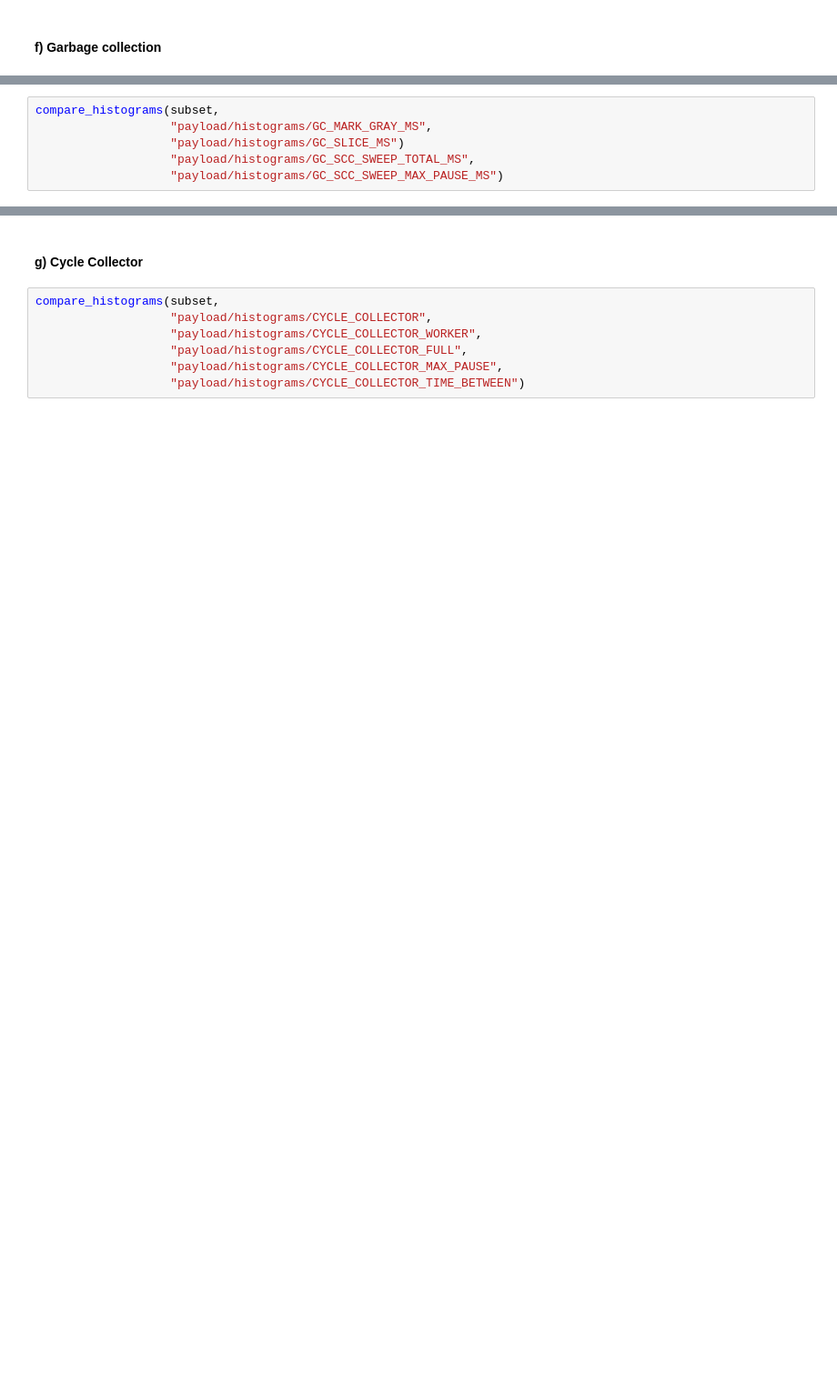
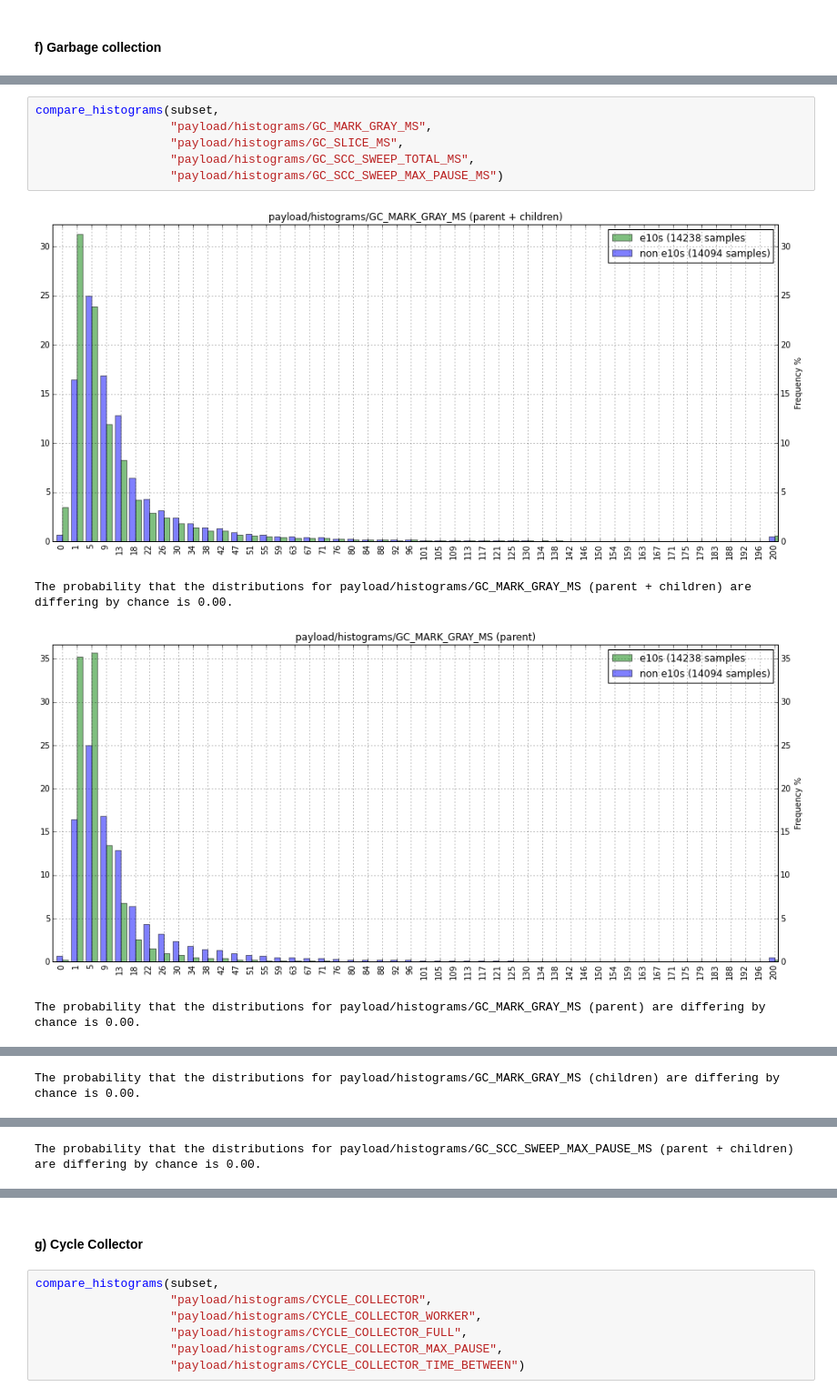
Before and after one commit to dzeber/e10s_analyses, a Jupyter notebook: aurora/e10s_experiment.ipynb, the cells around one changed output, grey strips where cells are left out. Shown at 91% size. Saved outputs shown, nothing was run; the diff lists cells and outputs as text; blank space fills up the shorter version.

```diff
--- a/aurora/e10s_experiment.ipynb
+++ b/aurora/e10s_experiment.ipynb
@@ -347,6 +345,11 @@ The probability that the distributions for payload/histograms/GC_MARK_ROOTS_MS (
 # %%
 compare_histograms(subset,
                    "payload/histograms/GC_MARK_GRAY_MS",
-                   "payload/histograms/GC_SLICE_MS")
+                   "payload/histograms/GC_SLICE_MS",
                    "payload/histograms/GC_SCC_SWEEP_TOTAL_MS",
                    "payload/histograms/GC_SCC_SWEEP_MAX_PAUSE_MS")
+# %% [output]
+[figure, added]
+The probability that the distributions for payload/histograms/GC_MARK_GRAY_MS (parent + children) are differing by chance is 0.00.
+[figure, added]
+The probability that the distributions for payload/histograms/GC_MARK_GRAY_MS (parent) are differing by chance is 0.00.
@@ -352,0 +357 @@ compare_histograms(subset,
+The probability that the distributions for payload/histograms/GC_MARK_GRAY_MS (children) are differing by chance is 0.00.
@@ -352,0 +359 @@ compare_histograms(subset,
+The probability that the distributions for payload/histograms/GC_SCC_SWEEP_MAX_PAUSE_MS (parent + children) are differing by chance is 0.00.
```
Also changed, not shown: parts of 22 cells of this notebook.
